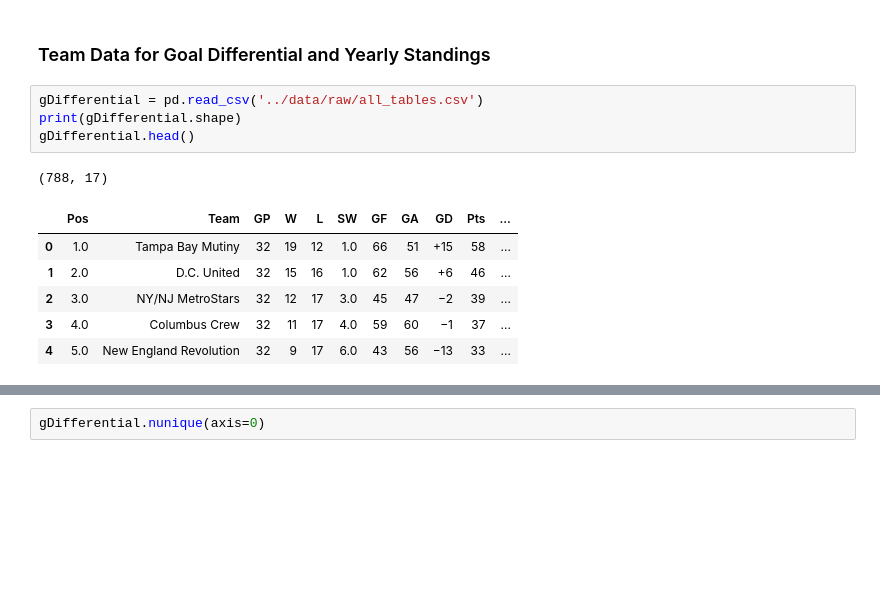
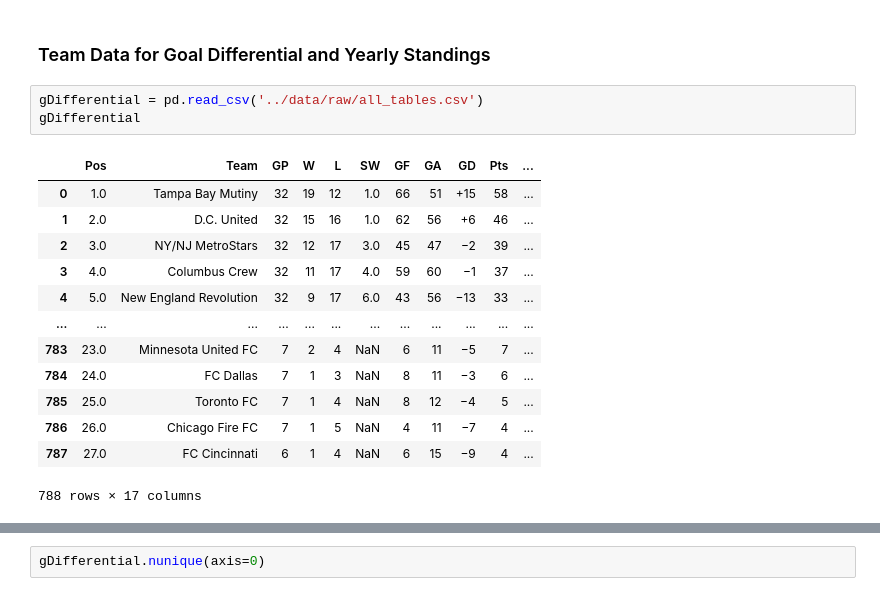
Before and after one commit to data301-2021-winter1/project-group47-project, a Jupyter notebook: notebooks/analysis1.ipynb, the cells around one changed output, grey strips where cells are left out. Cells and saved outputs as stored; diff of their text form; blank space fills up the shorter version.

```diff
--- a/notebooks/analysis1.ipynb
+++ b/notebooks/analysis1.ipynb
@@ -13,13 +32,18 @@ import seaborn as sns
 ### Team Data for Goal Differential and Yearly Standings
 # %%
 gDifferential = pd.read_csv('../data/raw/all_tables.csv')
-print(gDifferential.shape)
-gDifferential.head()
+gDifferential
 # %% [output]
+|  | Pos | Team | GP | W | L | SW | GF | GA | GD | Pts | ... |
+| 0 | 1.0 | Tampa Bay Mutiny | 32 | 19 | 12 | 1.0 | 66 | 51 | +15 | 58 | ... |
+| 1 | 2.0 | D.C. United | 32 | 15 | 16 | 1.0 | 62 | 56 | +6 | 46 | ... |
+| 2 | 3.0 | NY/NJ MetroStars | 32 | 12 | 17 | 3.0 | 45 | 47 | −2 | 39 | ... |
+| 3 | 4.0 | Columbus Crew | 32 | 11 | 17 | 4.0 | 59 | 60 | −1 | 37 | ... |
+| 4 | 5.0 | New England Revolution | 32 | 9 | 17 | 6.0 | 43 | 56 | −13 | 33 | ... |
+| ... | ... | ... | ... | ... | ... | ... | ... | ... | ... | ... | ... |
+| 783 | 23.0 | Minnesota United FC | 7 | 2 | 4 | NaN | 6 | 11 | −5 | 7 | ... |
+| 784 | 24.0 | FC Dallas | 7 | 1 | 3 | NaN | 8 | 11 | −3 | 6 | ... |
+| 785 | 25.0 | Toronto FC | 7 | 1 | 4 | NaN | 8 | 12 | −4 | 5 | ... |
+| 786 | 26.0 | Chicago Fire FC | 7 | 1 | 5 | NaN | 4 | 11 | −7 | 4 | ... |
+| 787 | 27.0 | FC Cincinnati | 6 | 1 | 4 | NaN | 6 | 15 | −9 | 4 | ... |
-(788, 17)
+788 rows × 17 columns
-|  | Pos | Team | GP | W | L | SW | GF | GA | GD | Pts | ... |
-| 0 | 1.0 | Tampa Bay Mutiny | 32 | 19 | 12 | 1.0 | 66 | 51 | +15 | 58 | ... |
-| 1 | 2.0 | D.C. United | 32 | 15 | 16 | 1.0 | 62 | 56 | +6 | 46 | ... |
-| 2 | 3.0 | NY/NJ MetroStars | 32 | 12 | 17 | 3.0 | 45 | 47 | −2 | 39 | ... |
-| 3 | 4.0 | Columbus Crew | 32 | 11 | 17 | 4.0 | 59 | 60 | −1 | 37 | ... |
-| 4 | 5.0 | New England Revolution | 32 | 9 | 17 | 6.0 | 43 | 56 | −13 | 33 | ... |
```
Also changed, not shown: parts of 41 cells of this notebook, 1 other file.
